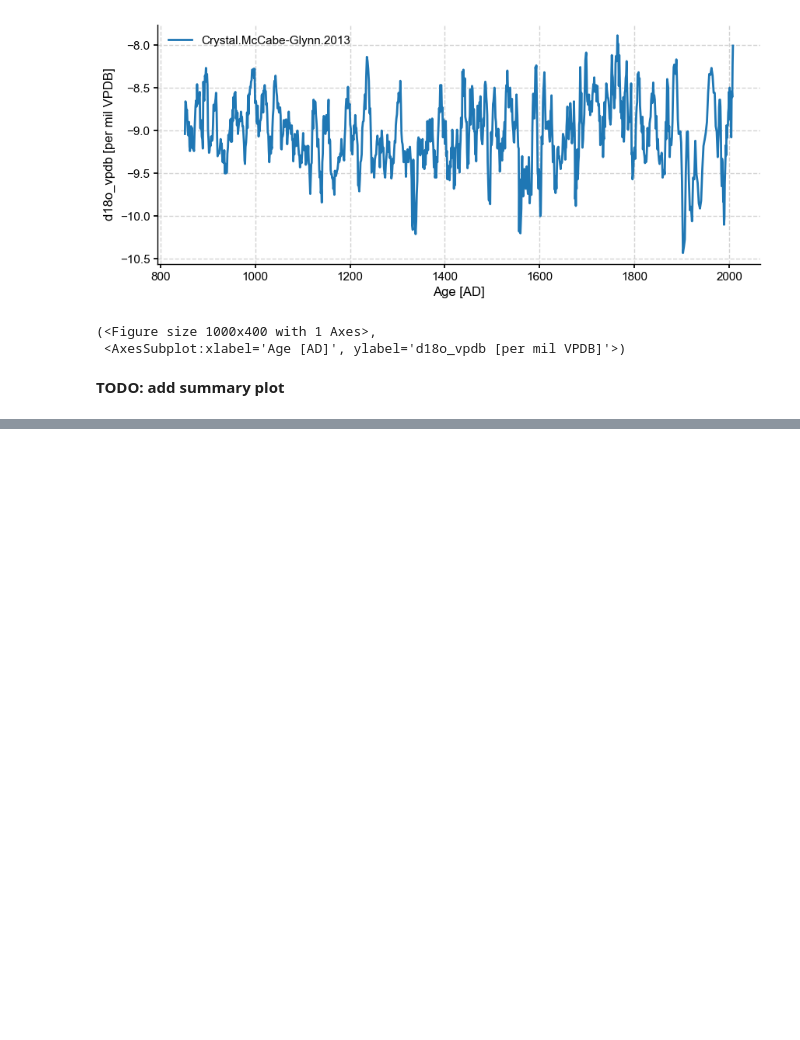
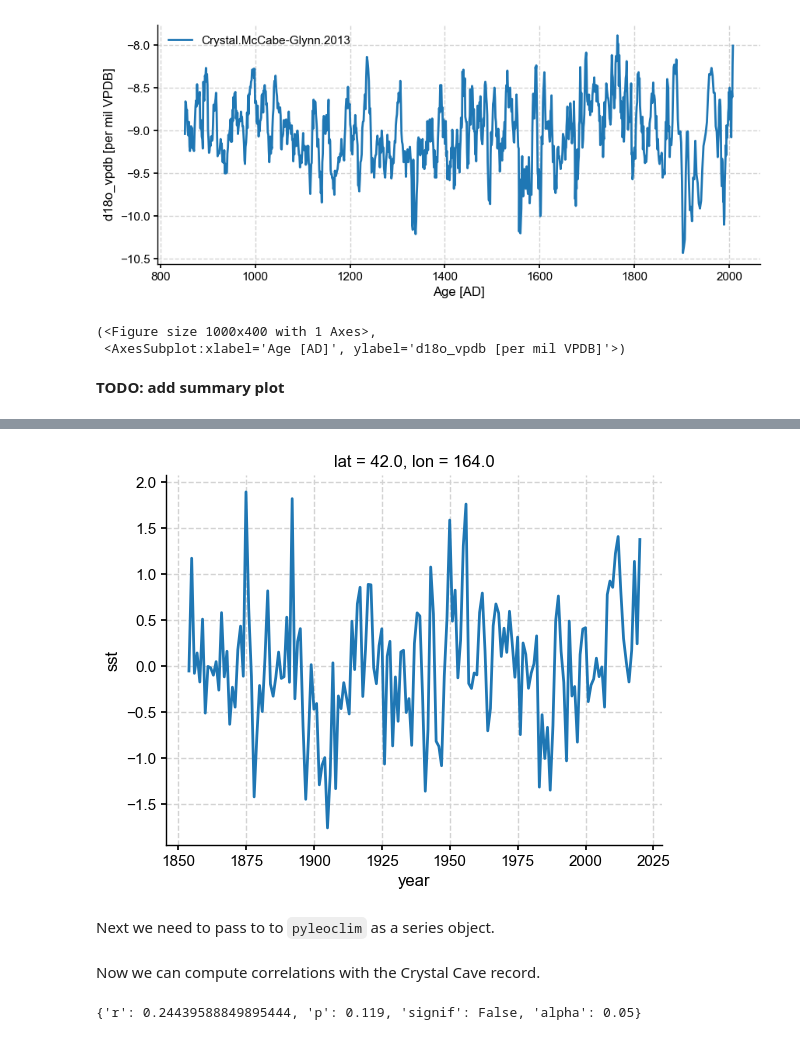
Before and after one commit to LinkedEarth/paleoHackathon, a Jupyter notebook: notebooks/PaleoHack-nb04_Correlations.ipynb, the cells around one changed output, grey strips where cells are left out. Saved outputs shown, nothing was run; the diff lists cells and outputs as text; code cells hidden in the pictures; blank space fills up the shorter version.

```diff
--- a/notebooks/PaleoHack-nb04_Correlations.ipynb
+++ b/notebooks/PaleoHack-nb04_Correlations.ipynb
@@ -52,0 +60,8 @@ __TODO: add summary plot__
+# %%
+url = 'https://psl.noaa.gov/thredds/dodsC/Datasets/noaa.ersst.v5/sst.mnmean.nc'
+ds = xr.open_dataset(url)
+print(ds)
+lon = ds['lon']
+lat = ds['lat']
+time = ds['time']
+sst = ds['sst']
@@ -52,0 +97,13 @@ __TODO: add summary plot__
+# %%
+jj = 23
+ji= 82
+st = sst[:,jj,ji]
+climatology = st.groupby("time.month").mean("time")
+anomalies = st.groupby("time.month") - climatology
+st_annual = anomalies.groupby("time.year").mean("time")
+st_annual.plot()
+plt.show()
+# %% [output]
+[figure, added]
+# %% [markdown]
+Next we need to pass to to `pyleoclim` as a series object.
@@ -52,0 +115,7 @@ __TODO: add summary plot__
+# %% [markdown]
+Now we can compute correlations with the Crystal Cave record.
+# %%
+corr_res = stts.correlation(cc)
+print(corr_res)
+# %% [output]
+{'r': 0.24439588849895444, 'p': 0.119, 'signif': False, 'alpha': 0.05}
```
Also changed, not shown: parts of 23 cells of this notebook, 7 other files.
